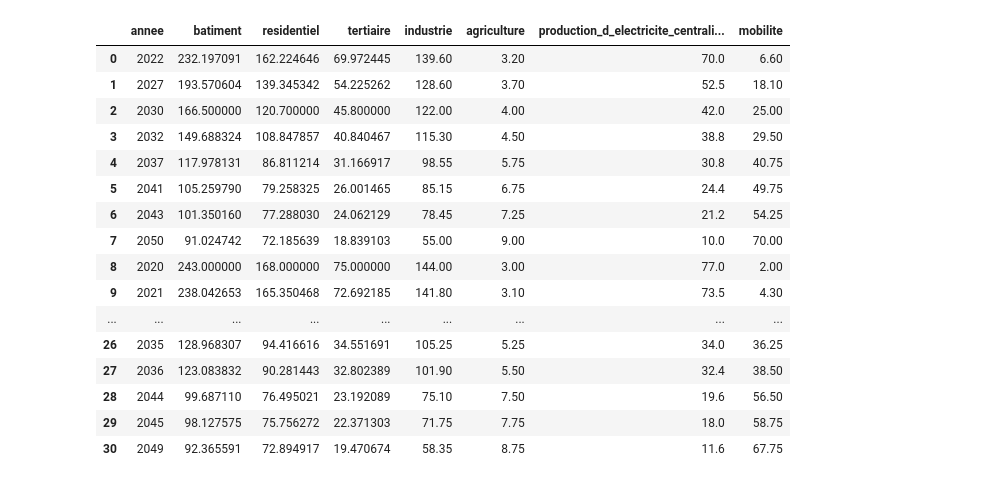
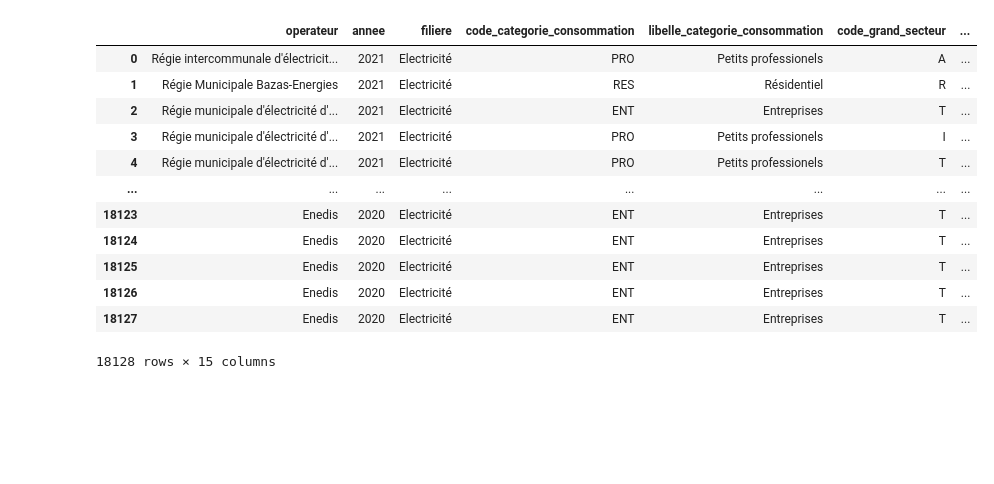
Before and after one commit to Sylou2022/Projet_ARIMA, a Jupyter notebook: test.ipynb, the cells around one changed output. Drawn from its saved outputs; the diff is of its cells as text; code cells hidden in the pictures; blank space fills up the shorter version.

```diff
--- a/test.ipynb
+++ b/test.ipynb
@@ -2,23 +2,19 @@
 import matplotlib.pyplot as plt
 import pandas as pd
 # %%
-data = pd.read_csv('C:/Users/sylva/AppData/Local/GitHubDesktop/app-3.2.0/Projet_ARIMA/gaz_perspectives_2022_2050.csv', sep=';')
+data = pd.read_csv('C:/Users/sylva/AppData/Local/GitHubDesktop/app-3.2.0/Projet_ARIMA/French energy consumption dataset.csv', sep=';')
 data
 # %% [output]
-|  | annee | batiment | residentiel | tertiaire | industrie | agriculture | production_d_electricite_centrali... | mobilite |
-| 0 | 2022 | 232.197091 | 162.224646 | 69.972445 | 139.60 | 3.20 | 70.0 | 6.60 |
-| 1 | 2027 | 193.570604 | 139.345342 | 54.225262 | 128.60 | 3.70 | 52.5 | 18.10 |
-| 2 | 2030 | 166.500000 | 120.700000 | 45.800000 | 122.00 | 4.00 | 42.0 | 25.00 |
-| 3 | 2032 | 149.688324 | 108.847857 | 40.840467 | 115.30 | 4.50 | 38.8 | 29.50 |
-| 4 | 2037 | 117.978131 | 86.811214 | 31.166917 | 98.55 | 5.75 | 30.8 | 40.75 |
-| 5 | 2041 | 105.259790 | 79.258325 | 26.001465 | 85.15 | 6.75 | 24.4 | 49.75 |
-| 6 | 2043 | 101.350160 | 77.288030 | 24.062129 | 78.45 | 7.25 | 21.2 | 54.25 |
-| 7 | 2050 | 91.024742 | 72.185639 | 18.839103 | 55.00 | 9.00 | 10.0 | 70.00 |
-| 8 | 2020 | 243.000000 | 168.000000 | 75.000000 | 144.00 | 3.00 | 77.0 | 2.00 |
-| 9 | 2021 | 238.042653 | 165.350468 | 72.692185 | 141.80 | 3.10 | 73.5 | 4.30 |
-| ... | ... | ... | ... | ... | ... | ... | ... | ... |
-| 26 | 2035 | 128.968307 | 94.416616 | 34.551691 | 105.25 | 5.25 | 34.0 | 36.25 |
-| 27 | 2036 | 123.083832 | 90.281443 | 32.802389 | 101.90 | 5.50 | 32.4 | 38.50 |
-| 28 | 2044 | 99.687110 | 76.495021 | 23.192089 | 75.10 | 7.50 | 19.6 | 56.50 |
-| 29 | 2045 | 98.127575 | 75.756272 | 22.371303 | 71.75 | 7.75 | 18.0 | 58.75 |
-| 30 | 2049 | 92.365591 | 72.894917 | 19.470674 | 58.35 | 8.75 | 11.6 | 67.75 |
+|  | operateur | annee | filiere | code_categorie_consommation | libelle_categorie_consommation | code_grand_secteur | ... |
+| 0 | Régie intercommunale d'électricit... | 2021 | Electricité | PRO | Petits professionels | A | ... |
+| 1 | Régie Municipale Bazas-Energies | 2021 | Electricité | RES | Résidentiel | R | ... |
+| 2 | Régie municipale d'électricité d'... | 2021 | Electricité | ENT | Entreprises | T | ... |
+| 3 | Régie municipale d'électricité d'... | 2021 | Electricité | PRO | Petits professionels | I | ... |
+| 4 | Régie municipale d'électricité d'... | 2021 | Electricité | PRO | Petits professionels | T | ... |
+| ... | ... | ... | ... | ... | ... | ... | ... |
+| 18123 | Enedis | 2020 | Electricité | ENT | Entreprises | T | ... |
+| 18124 | Enedis | 2020 | Electricité | ENT | Entreprises | T | ... |
+| 18125 | Enedis | 2020 | Electricité | ENT | Entreprises | T | ... |
+| 18126 | Enedis | 2020 | Electricité | ENT | Entreprises | T | ... |
+| 18127 | Enedis | 2020 | Electricité | ENT | Entreprises | T | ... |
+18128 rows × 15 columns
```
Also changed, not shown: parts of 10 cells of this notebook, 9 other files.
